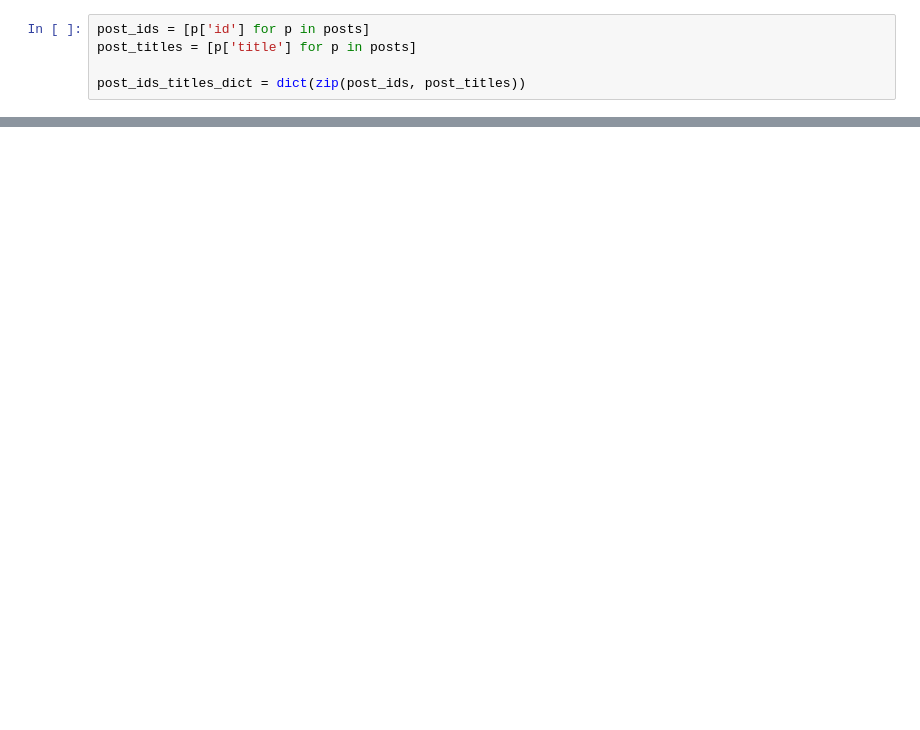
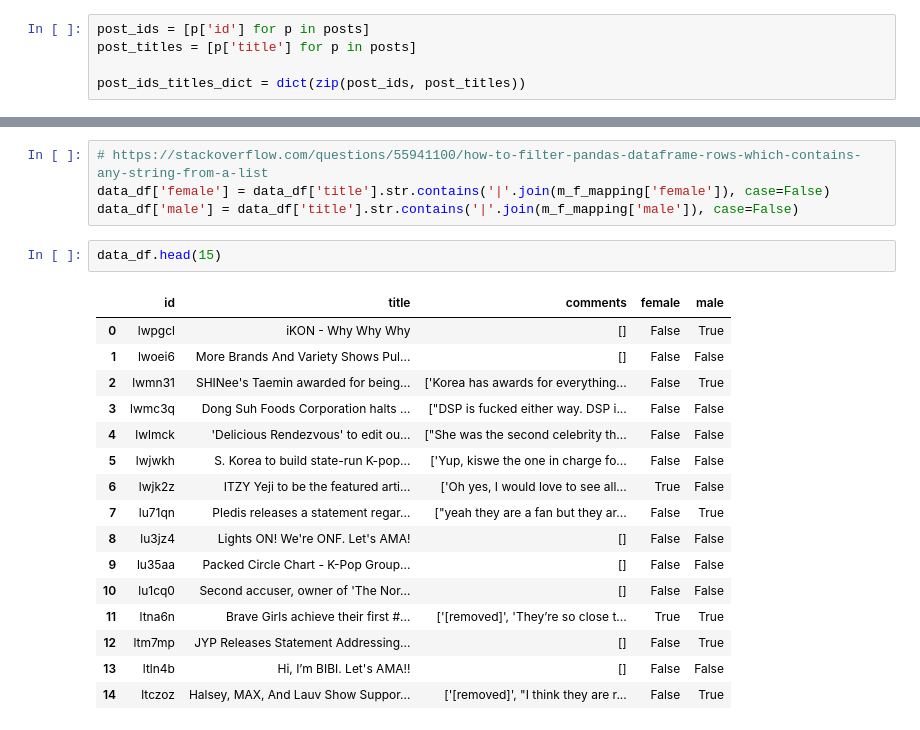
Before and after one commit to haydlite/r-kpop-discussion, a Jupyter notebook: data_collection.ipynb, the cells around one changed output, grey strips where cells are left out. Drawn from its saved outputs; the diff is of its cells as text; blank space fills up the shorter version.

```diff
--- a/data_collection.ipynb
+++ b/data_collection.ipynb
@@ -283,3 +262,26 @@ Tag submissions with male or female
+# %%
+# https://stackoverflow.com/questions/55941100/how-to-filter-pandas-dataframe-rows-which-contains-any-string-from-a-list
+data_df['female'] = data_df['title'].str.contains('|'.join(m_f_mapping['female']), case=False)
+data_df['male'] = data_df['title'].str.contains('|'.join(m_f_mapping['male']), case=False)
+# %%
+data_df.head(15)
+# %% [output]
+|  | id | title | comments | female | male |
+| 0 | lwpgcl | iKON - Why Why Why | [] | False | True |
+| 1 | lwoei6 | More Brands And Variety Shows Pul... | [] | False | False |
+| 2 | lwmn31 | SHINee's Taemin awarded for being... | ['Korea has awards for everything... | False | True |
+| 3 | lwmc3q | Dong Suh Foods Corporation halts ... | ["DSP is fucked either way. DSP i... | False | False |
+| 4 | lwlmck | 'Delicious Rendezvous' to edit ou... | ["She was the second celebrity th... | False | False |
+| 5 | lwjwkh | S. Korea to build state-run K-pop... | ['Yup, kiswe the one in charge fo... | False | False |
+| 6 | lwjk2z | ITZY Yeji to be the featured arti... | ['Oh yes, I would love to see all... | True | False |
+| 7 | lu71qn | Pledis releases a statement regar... | ["yeah they are a fan but they ar... | False | True |
+| 8 | lu3jz4 | Lights ON! We're ONF. Let's AMA! | [] | False | False |
+| 9 | lu35aa | Packed Circle Chart - K-Pop Group... | [] | False | False |
+| 10 | lu1cq0 | Second accuser, owner of 'The Nor... | [] | False | False |
+| 11 | ltna6n | Brave Girls achieve their first #... | ['[removed]', 'They’re so close t... | True | True |
+| 12 | ltm7mp | JYP Releases Statement Addressing... | [] | False | True |
+| 13 | ltln4b | Hi, I’m BIBI. Let's AMA!! | [] | False | False |
+| 14 | ltczoz | Halsey, MAX, And Lauv Show Suppor... | ['[removed]', "I think they are r... | False | True |
 # %%
 # Checking if any overlapping...
 data_df[data_df['male'] & data_df['female']]
```
Also changed, not shown: parts of 26 cells of this notebook, 2 other files.
